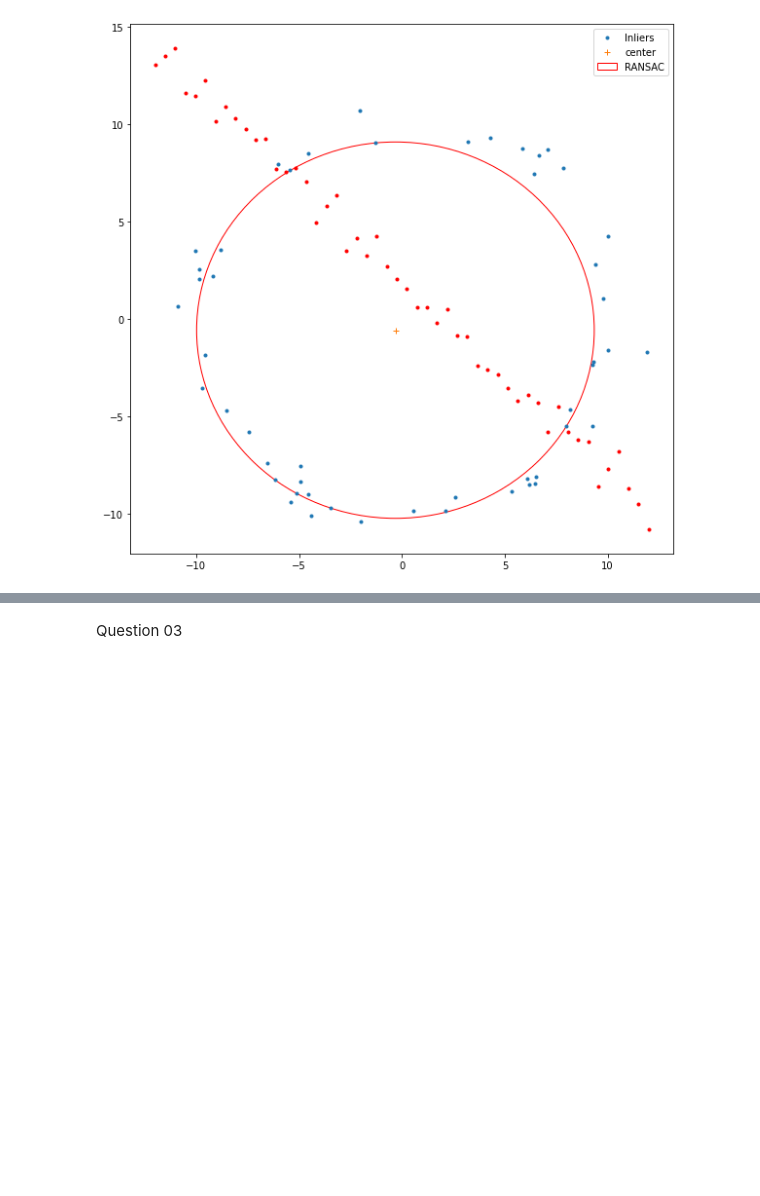
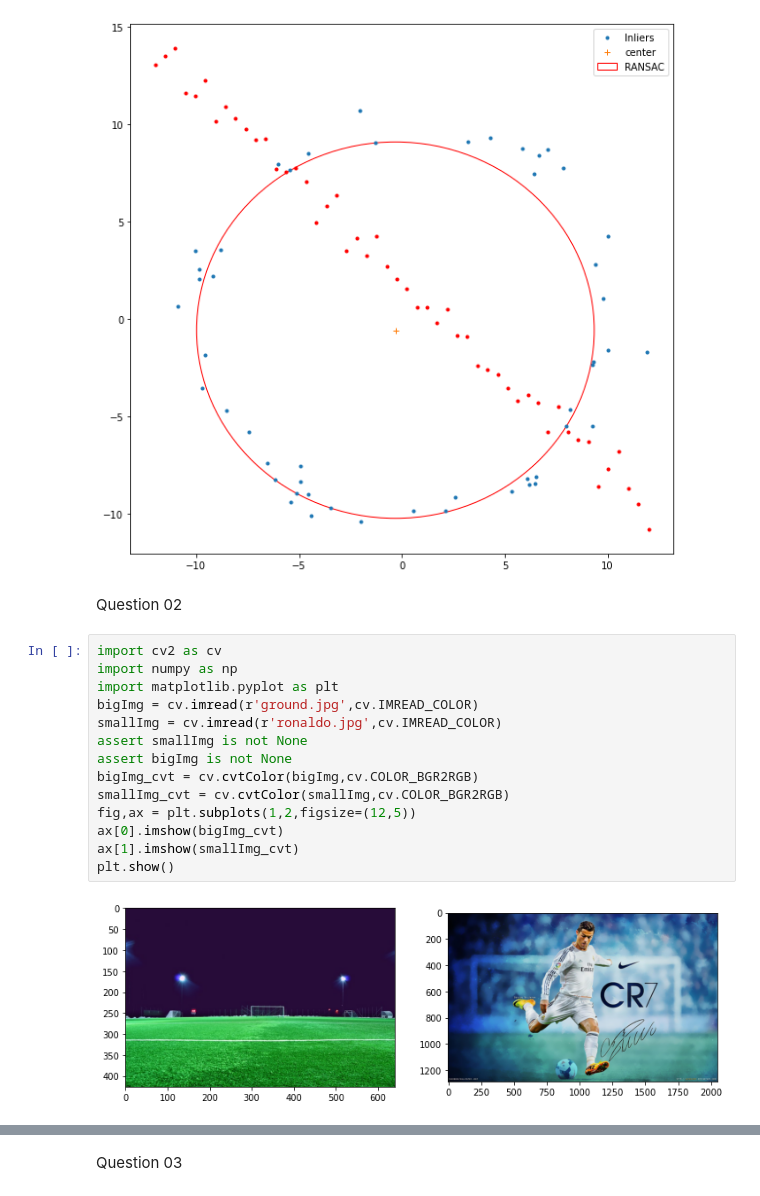
Before and after one commit to oshan1998/EN2550_Assignments, a Jupyter notebook: Assignment_02/as_02.ipynb, the cells around one changed output, grey strips where cells are left out. Drawn from its saved outputs; the diff is of its cells as text; blank space fills up the shorter version.

Commit message:
question 3 done,.....

```diff
--- a/Assignment_02/as_02.ipynb
+++ b/Assignment_02/as_02.ipynb
@@ -65,3 +65,21 @@ plt.plot(x_line,y_line,".",color='r')
 plt.show()
 # %% [output]
 [figure]
+# %% [markdown]
+Question 02
+# %%
+import cv2 as cv
+import numpy as np
+import matplotlib.pyplot as plt
+bigImg = cv.imread(r'ground.jpg',cv.IMREAD_COLOR)
+smallImg = cv.imread(r'ronaldo.jpg',cv.IMREAD_COLOR)
+assert smallImg is not None
+assert bigImg is not None
+bigImg_cvt = cv.cvtColor(bigImg,cv.COLOR_BGR2RGB)
+smallImg_cvt = cv.cvtColor(smallImg,cv.COLOR_BGR2RGB)
+fig,ax = plt.subplots(1,2,figsize=(12,5))
+ax[0].imshow(bigImg_cvt)
+ax[1].imshow(smallImg_cvt)
+plt.show()
+# %% [output]
+[figure, added]
```
Also changed, not shown: parts of 7 cells of this notebook.
